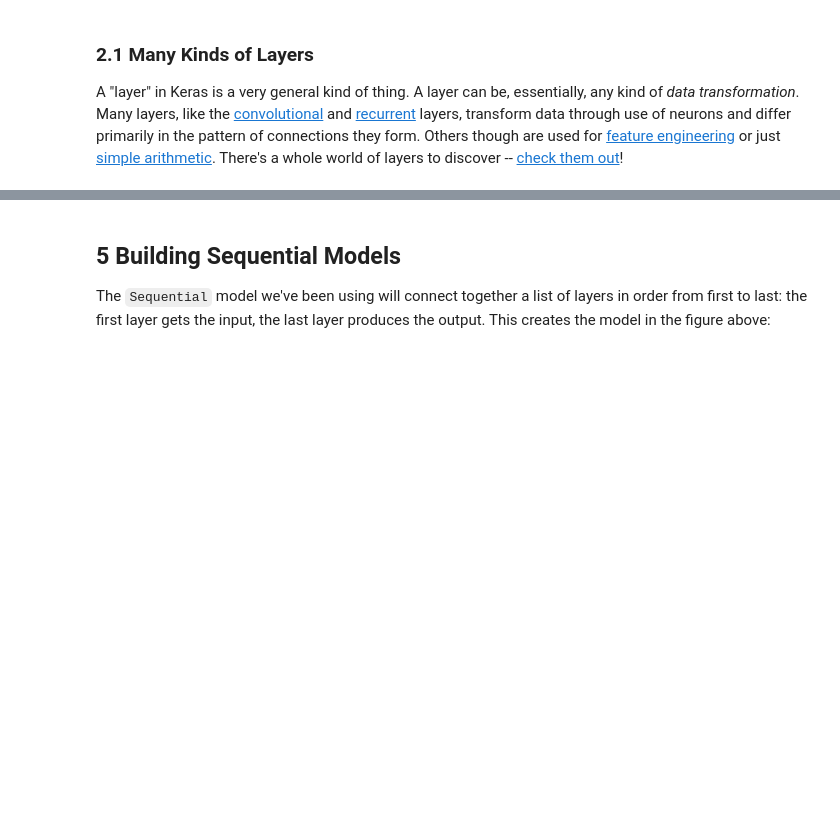
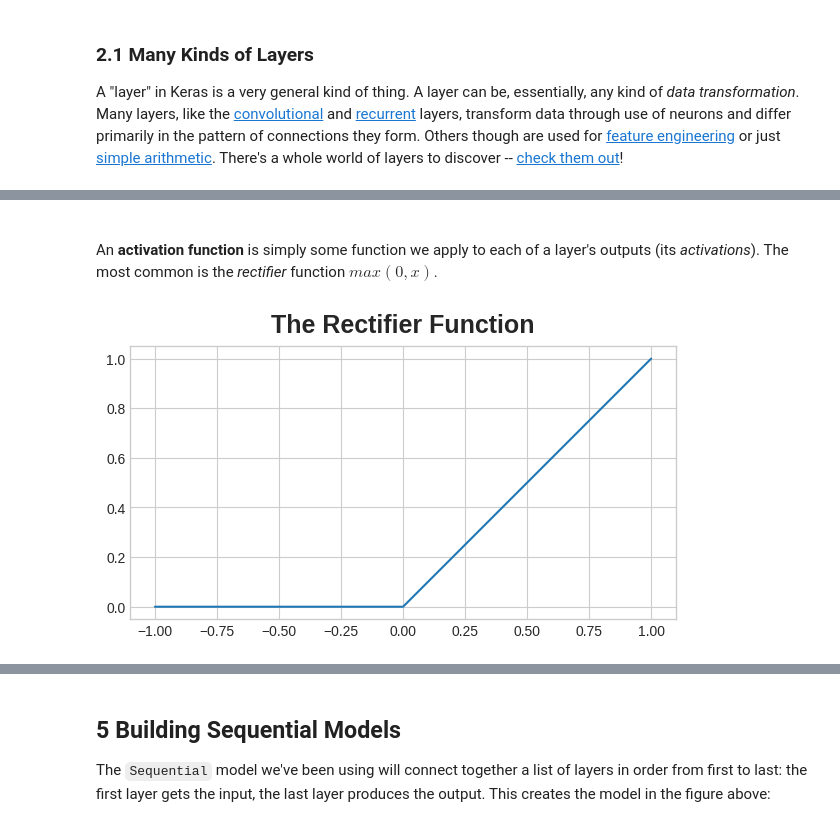
Before and after one commit to C7082-2022/labs-cv-colab, a Jupyter notebook: 03-DL-basics/2-deep-neural-networks.ipynb, the cells around one changed output, grey strips where cells are left out. Saved outputs shown, nothing was run; the diff lists cells and outputs as text; code cells hidden in the pictures; blank space fills up the shorter version.

```diff
--- a/03-DL-basics/2-deep-neural-networks.ipynb
+++ b/03-DL-basics/2-deep-neural-networks.ipynb
@@ -96,0 +51,9 @@ Now, notice that the final (output) layer is a linear unit (meaning, no activati
+# %% [markdown]
+<br>
+
+An **activation function** is simply some function we apply to each of a layer's outputs (its *activations*). The most common is the *rectifier* function $max(0, x)$.
+# %%
+Image("img/2-3.png")
+# ReLU (rectified linear unit) function
+# %% [output]
+[figure, added]
```
Also changed, not shown: parts of 19 cells of this notebook, 3 other files.
